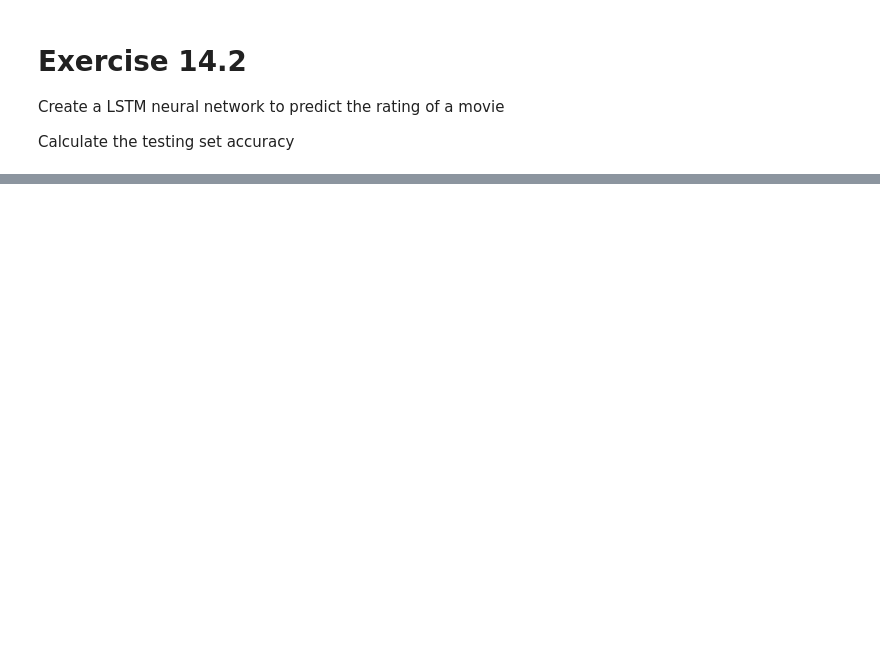
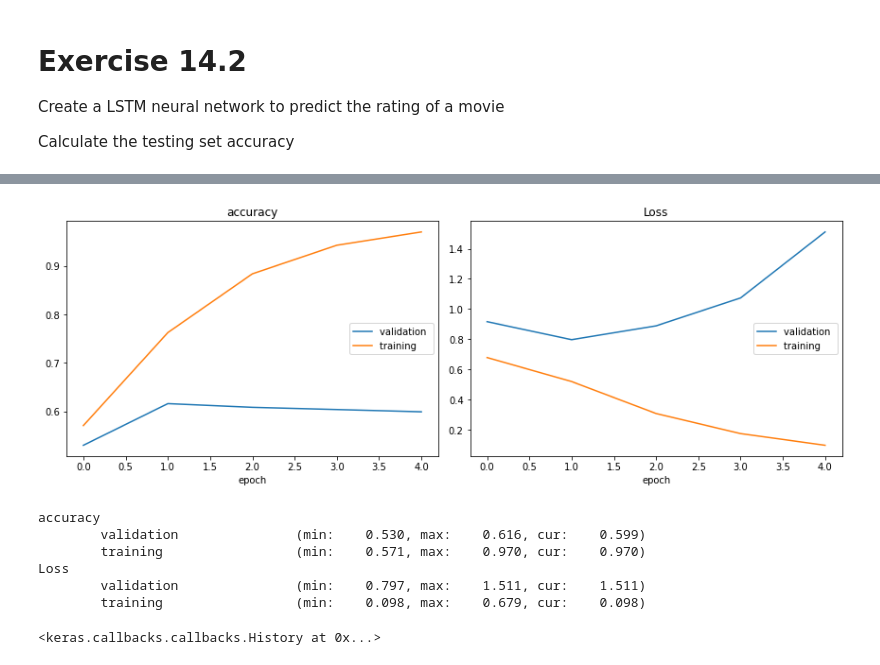
Before and after one commit to dtavera2269/P2ModelosAvanzados1, a Jupyter notebook: E14-LSTM.ipynb, the cells around one changed output, grey strips where cells are left out. Drawn from its saved outputs; the diff is of its cells as text; code cells hidden in the pictures; blank space fills up the shorter version.

```diff
--- a/E14-LSTM.ipynb
+++ b/E14-LSTM.ipynb
@@ -54,0 +135,11 @@ Calculate the testing set accuracy
+# %%
+from sklearn.model_selection import train_test_split
+from keras.models import Sequential
+from keras.layers.recurrent import LSTM
+from keras.layers.core import Dense, Dropout
+from keras.layers.embeddings import Embedding
+from keras.preprocessing import sequence
+from livelossplot import PlotLossesKeras
+
+X_train, X_test, y_train, y_test = train_test_split(X_pad, y, test_size=0.33, random_state=42)
+X_train.shape
@@ -54,0 +148,9 @@ Calculate the testing set accuracy
+# %%
+model = Sequential()
+model.add(Embedding(len(vocabulary) + 1, 128, input_length=max_len))
+model.add(LSTM(32))
+model.add(Dropout(0.5))
+model.add(Dense(1, activation='sigmoid'))
+model.compile(loss='binary_crossentropy', optimizer='rmsprop', metrics=['accuracy'])
+
+model.summary()
@@ -54,0 +174,12 @@ Calculate the testing set accuracy
+# %%
+model.fit(X_train, y_train, validation_data=[X_test, y_test], epochs=5, verbose=1,
+          callbacks=[PlotLossesKeras()])
+# %% [output]
+[figure, added]
+accuracy
+        validation               (min:    0.530, max:    0.616, cur:    0.599)
+        training                 (min:    0.571, max:    0.970, cur:    0.970)
+Loss
+        validation               (min:    0.797, max:    1.511, cur:    1.511)
+        training                 (min:    0.098, max:    0.679, cur:    0.098)
+<keras.callbacks.callbacks.History at 0x...>
```
Also changed, not shown: parts of 14 cells of this notebook, 4 other files.
